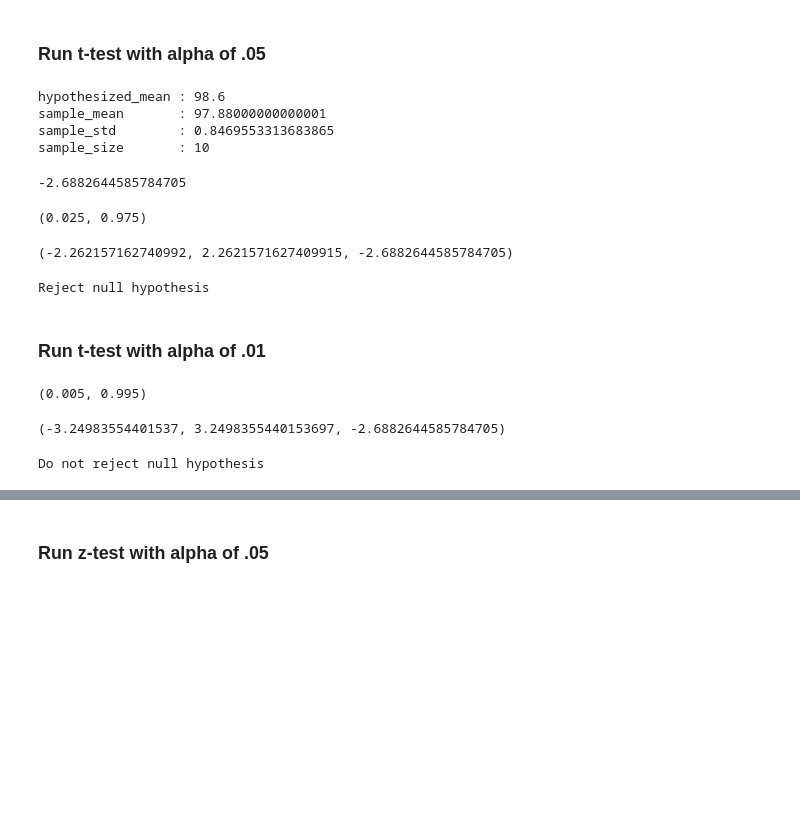
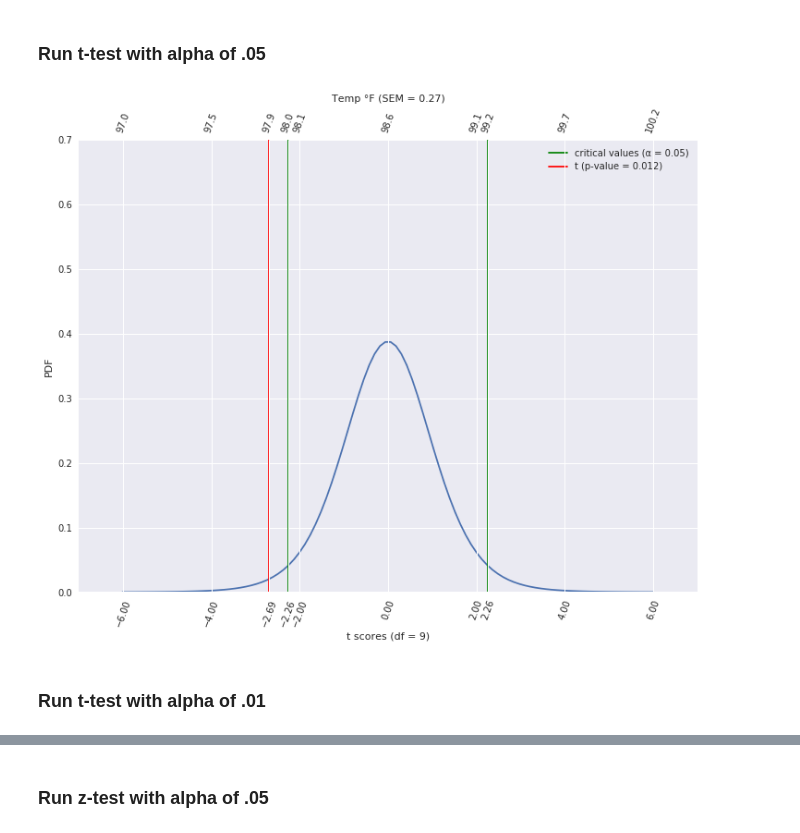
Before and after one commit to Ylazerson/sb-mini-project-world-bank, a Jupyter notebook: notebooks/08-inferential-statistics/01-human-body-temperature-eda.ipynb, the cells around one changed output, grey strips where cells are left out. Cells and saved outputs as stored; diff of their text form; code cells hidden in the pictures; blank space fills up the shorter version.

```diff
--- a/notebooks/08-inferential-statistics/01-human-body-temperature-eda.ipynb
+++ b/notebooks/08-inferential-statistics/01-human-body-temperature-eda.ipynb
@@ -786,36 +801,3 @@ sample
 array([98.4, 97.9, 97.1, 98.7, 98.2, 98.4, 98.2, 98.8, 96.7, 96.4])
 # %% [markdown]
 ### Run t-test with alpha of .05
-# %%
-hypothesized_mean = 98.6
-
-sample_mean = np.mean(sample)
-sample_std  = np.std(sample, ddof=1) # using ddof=1 for sample std
-sample_size = len(sample)
-
-print('hypothesized_mean :', hypothesized_mean)
-print('sample_mean       :', sample_mean)
-print('sample_std        :', sample_std)
-print('sample_size       :', sample_size)
-# %% [output]
-hypothesized_mean : 98.6
-sample_mean       : 97.88000000000001
-sample_std        : 0.8469553313683865
-sample_size       : 10
-# %%
-t = hf.z_t_test_single_sample(
-    p_sample_mean       = sample_mean,
-    p_hypothesized_mean = hypothesized_mean,
-    p_provided_std      = sample_std,
-    p_sample_size       = sample_size
-)
-
-t
-# %% [output]
--2.6882644585784705
-# %%
-lower_critical_value, upper_critical_value = hf.get_two_tailed_critical_values(p_alpha = .05)
-
-lower_critical_value, upper_critical_value
-# %% [output]
-(0.025, 0.975)
@@ -828,19 +804,11 @@ upper_critical_t = stats.t.ppf(upper_critical_value, df)
-# %%
-lower_critical_t, upper_critical_t, t
-# %% [output]
-(-2.262157162740992, 2.2621571627409915, -2.6882644585784705)
-# %%
-if lower_critical_t <= t <= upper_critical_t:
-    print('Do not reject null hypothesis')
-else:
-    print('Reject null hypothesis')
-# %% [output]
-Reject null hypothesis
+# %%
+hf.plot_two_tailed_t_test(
+    p_hypothesized_mean = 98.6,
+    p_data              = sample,
+    p_alpha             = .05,
+    p_data_content_desc = 'Temp \u00b0F'
+)
+# %% [output]
+[figure, added]
 # %% [markdown]
 ### Run t-test with alpha of .01
-# %%
-lower_critical_value, upper_critical_value = hf.get_two_tailed_critical_values(p_alpha = .01)
-
-lower_critical_value, upper_critical_value
-# %% [output]
-(0.005, 0.995)
@@ -853,11 +814,0 @@ upper_critical_t = stats.t.ppf(upper_critical_value, df)
-# %%
-lower_critical_t, upper_critical_t, t
-# %% [output]
-(-3.24983554401537, 3.2498355440153697, -2.6882644585784705)
-# %%
-if lower_critical_t <= t <= upper_critical_t:
-    print('Do not reject null hypothesis')
-else:
-    print('Reject null hypothesis')
-# %% [output]
-Do not reject null hypothesis
```
Also changed, not shown: parts of 32 cells of this notebook, 1 other file.
